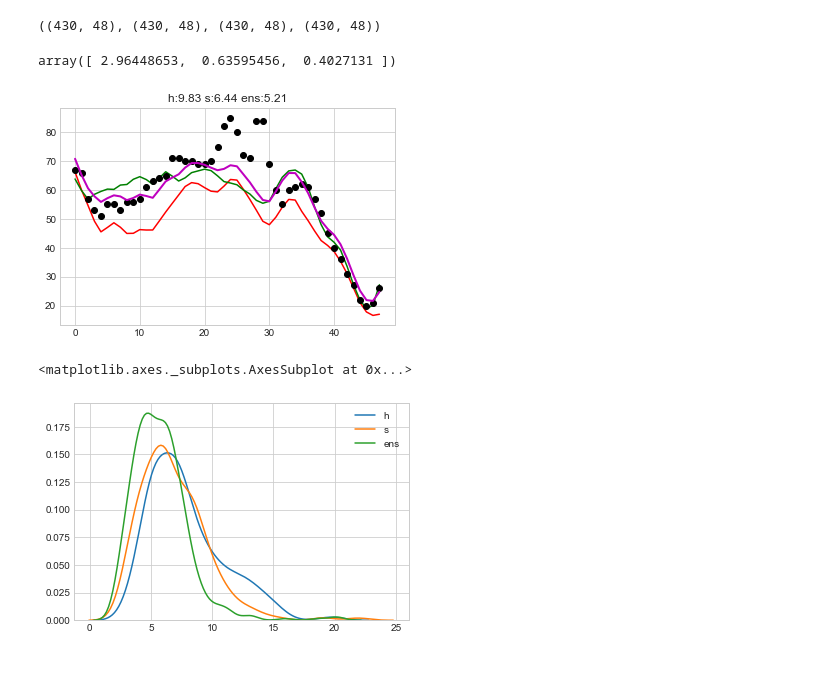
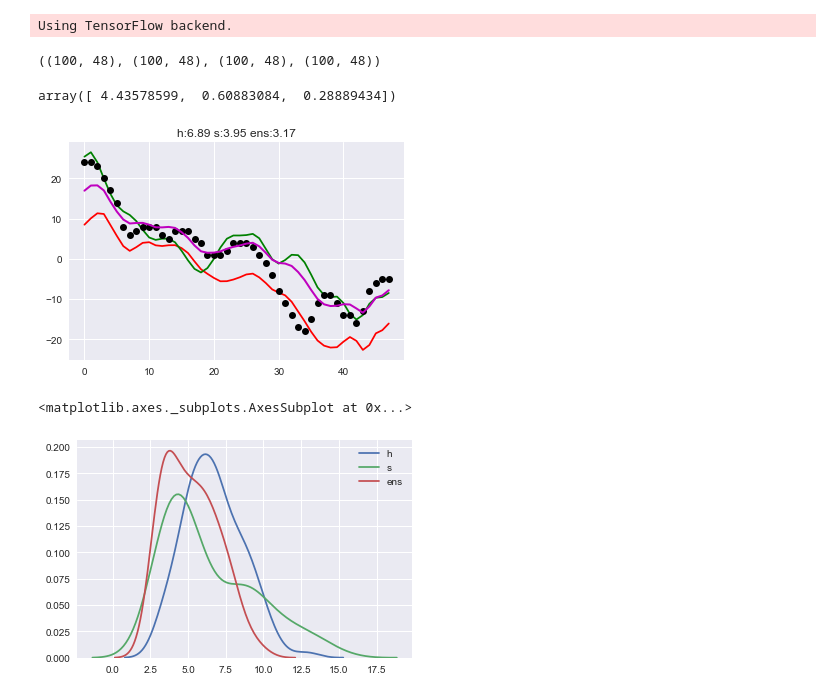
Before and after one commit to iterater/ensemble-forecasting, a Jupyter notebook: ipynb/Testing keras.ipynb, the cells around one changed output. Drawn from its saved outputs; the diff is of its cells as text; code cells hidden in the pictures; blank space fills up the shorter version.

Commit message:
Reworking baseline ensemble network

```diff
--- a/ipynb/Testing keras.ipynb
+++ b/ipynb/Testing keras.ipynb
@@ -1,25 +1,26 @@
 # %%
+%matplotlib inline
 import numpy as np
 import matplotlib.pyplot as plt
-import pandas as pd
 import scipy.optimize as opt
 import seaborn as sns
-import os
-sns.set_style("whitegrid")
-%matplotlib inline
 import keras
 from keras.models import Sequential
 from keras.layers import Dense
+# sns.set_style("whitegrid")
+plt.style.use('seaborn')
+# %% [output]
+Using TensorFlow backend.
 # %%
 # base_dir = 'd:/GitHub/python-2-work/' # work
-base_dir = 'd:/_SRC_/ensemble-forecasting/' # home
+base_dir = 'd:/SRC/ensemble-forecasting/'  # home
 h = np.loadtxt(base_dir + 'data/2011/2011080100_hiromb_GI_60x434.txt') - 37.356
 s = np.loadtxt(base_dir + 'data/2011/2011080100_swan_GI_48x434.txt')
 n = np.loadtxt(base_dir + 'data/2011/2011080100_noswan_GI_48x434.txt')
 m = np.loadtxt(base_dir + 'data/2011/2011080100_measurements_GI_2623.txt')
 
 # forecast dimensions
-N = 430
+N = 100 # 430
 T = 48
 
 # preparing measurements forecast
@@ -36,7 +37,7 @@ n = n[0:N, 1:T+1] + shift_const
 m_fc = m_fc[0:N, 1:T+1] + shift_const
 h.shape, s.shape, n.shape, m_fc.shape
 # %% [output]
-((430, 48), (430, 48), (430, 48), (430, 48))
+((100, 48), (100, 48), (100, 48), (100, 48))
 # %%
 a = opt.minimize(lambda a: np.mean(np.abs(a[0] + a[1]*h + a[2]*s - m_fc)),
                  [0, 0.5, 0.5]).x
@@ -54,15 +55,15 @@ def plot_ensemble(q):
 
 a
 # %% [output]
-array([ 2.96448653,  0.63595456,  0.4027131 ])
+array([ 4.43578599,  0.60883084,  0.28889434])
 # %%
-plot_ensemble(230)
+plot_ensemble(50)
 # %% [output]
-[figure, old version]
+[figure, new version]
 # %%
 sns.kdeplot(np.mean(np.abs(h - m_fc), axis=1), label='h')
 sns.kdeplot(np.mean(np.abs(s - m_fc), axis=1), label='s')
 sns.kdeplot(np.mean(np.abs(ens - m_fc), axis=1), label='ens')
 # %% [output]
 <matplotlib.axes._subplots.AxesSubplot at 0x...>
-[figure, old version]
+[figure, new version]
```
Also changed, not shown: parts of 3 cells of this notebook.
